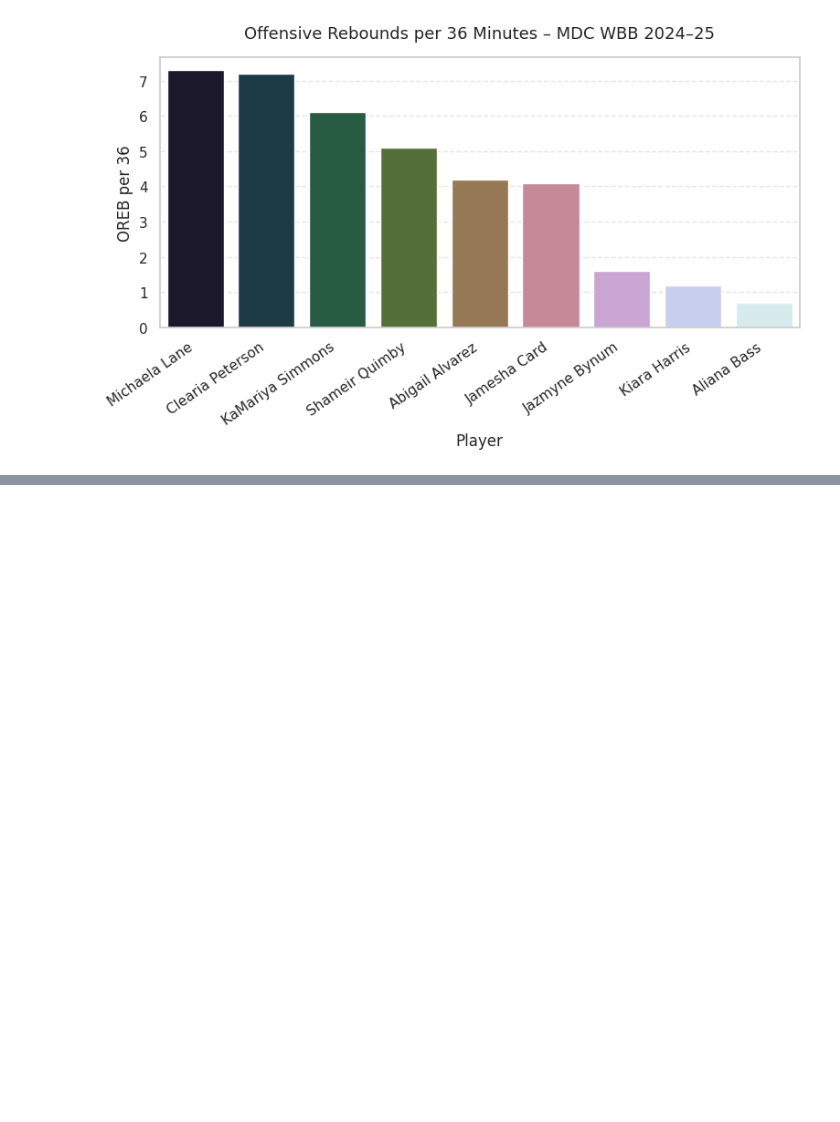
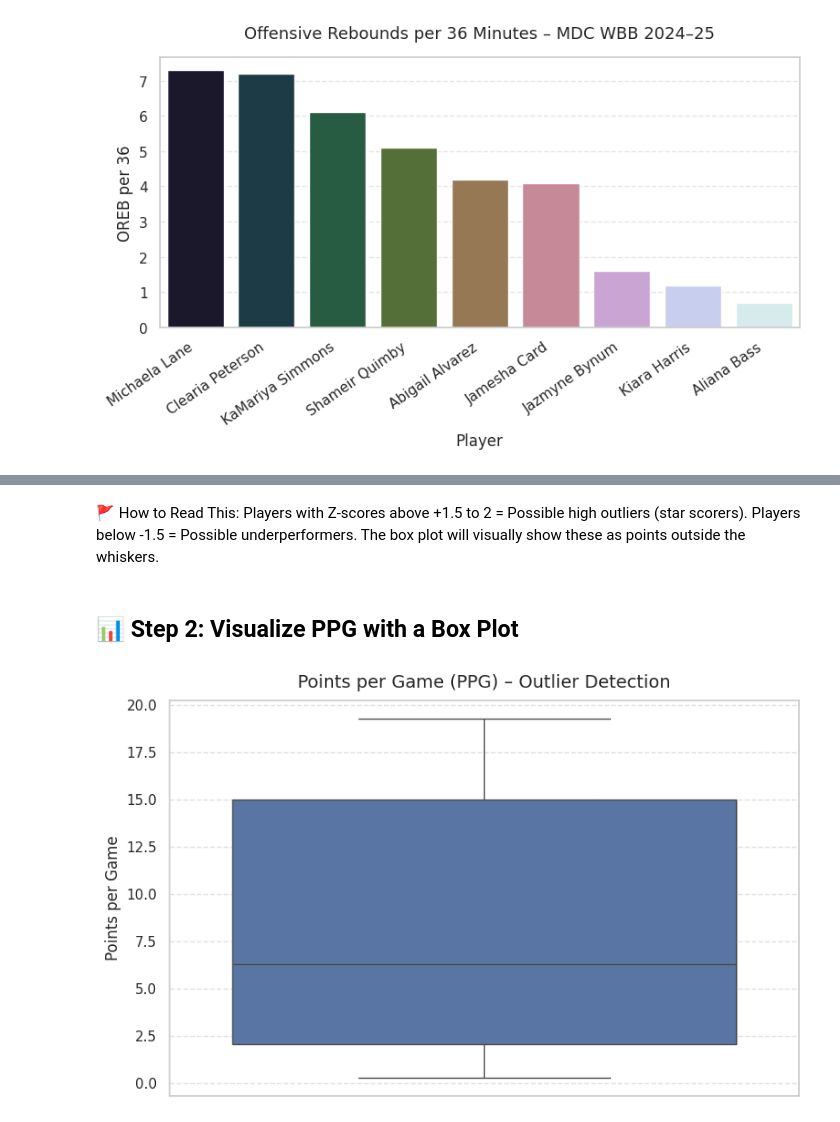
Before and after one commit to MiamiCrypto/Sports-Analytics-, a Jupyter notebook: WBB_2024_25_Season.ipynb, the cells around one changed output, grey strips where cells are left out. Saved outputs shown, nothing was run; the diff lists cells and outputs as text; code cells hidden in the pictures; blank space fills up the shorter version.

```diff
--- a/WBB_2024_25_Season.ipynb
+++ b/WBB_2024_25_Season.ipynb
@@ -1528,0 +1565,11 @@ Passing `palette` without assigning `hue` is deprecated and will be removed in v
+# %%
+from scipy.stats import zscore
+import seaborn as sns
+import matplotlib.pyplot as plt
+
+# Calculate Z-Score for PPG
+df['ppg_zscore'] = zscore(df['points_per_game'])
+
+# Sort to easily spot high/low z-scores
+ppg_outliers = df[['player_name', 'points_per_game', 'ppg_zscore']].sort_values(by='ppg_zscore', ascending=False)
+ppg_outliers
@@ -1528,0 +1587,17 @@ Passing `palette` without assigning `hue` is deprecated and will be removed in v
+# %% [markdown]
+🚩 How to Read This:
+Players with Z-scores above +1.5 to 2 = Possible high outliers (star scorers).
+Players below -1.5 = Possible underperformers.
+The box plot will visually show these as points outside the whiskers.
+# %% [markdown]
+## 📊 Step 2: Visualize PPG with a Box Plot
+# %%
+plt.figure(figsize=(8, 5))
+sns.boxplot(y=df['points_per_game'])
+plt.title('Points per Game (PPG) – Outlier Detection', fontsize=14, pad=10)
+plt.ylabel('Points per Game')
+plt.grid(axis='y', linestyle='--', alpha=0.6)
+plt.tight_layout()
+plt.show()
+# %% [output]
+[figure, added]
```
Also changed, not shown: parts of 22 cells of this notebook.
